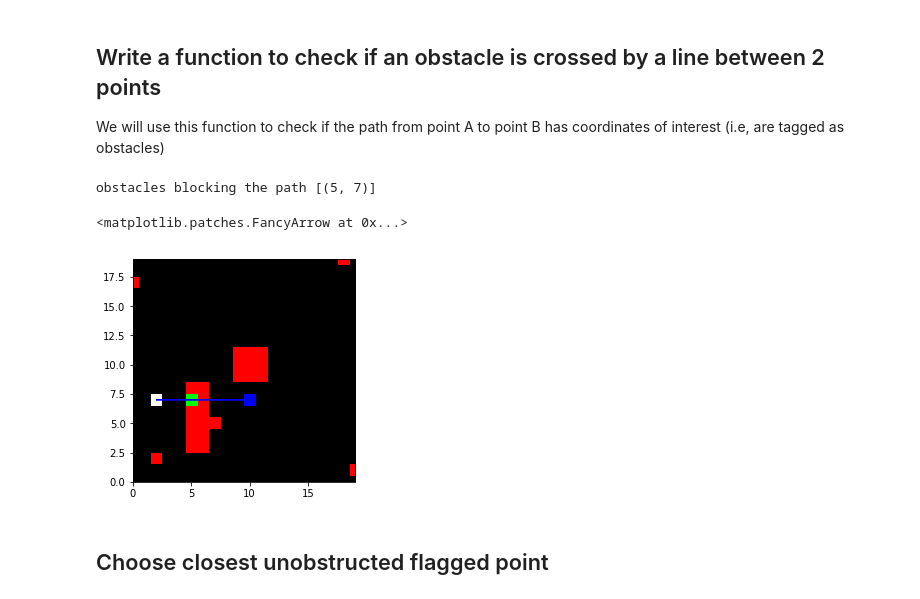
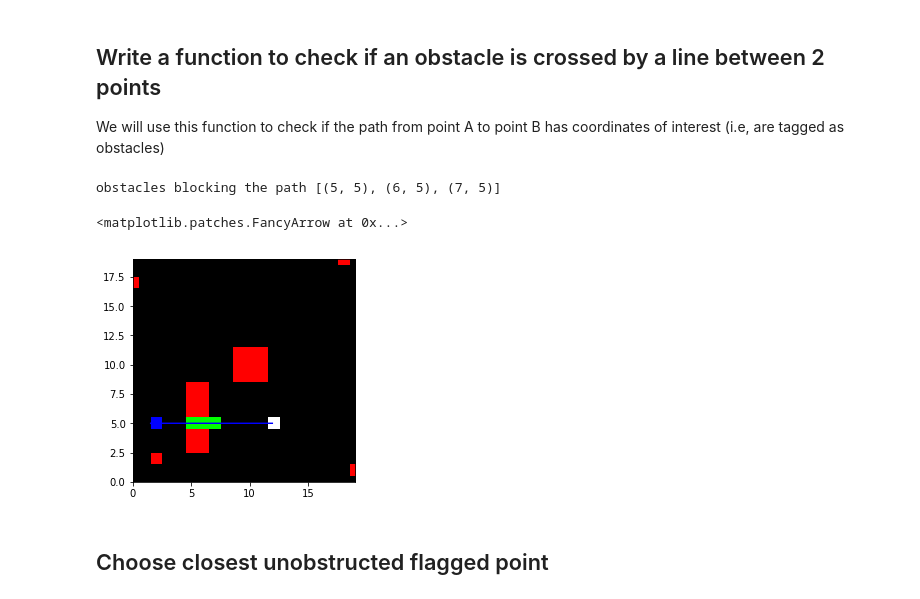
Before and after one commit to flores-jacob/RoboND-Rover-Project, a Jupyter notebook: code/Rover_Project_Test_Notebook.ipynb, the cells around one changed output. Saved outputs shown, nothing was run; the diff lists cells and outputs as text; code cells hidden in the pictures.

```diff
--- a/code/Rover_Project_Test_Notebook.ipynb
+++ b/code/Rover_Project_Test_Notebook.ipynb
@@ -413,15 +413,16 @@ def obstacle_crossed_by_line(origin_x, origin_y, destination_x, destination_y, m
 #     assert(map_data[destination_y, destination_x] == 0, "tag is " + str(map_data[destination_y, destination_x]) + " instead")
 
     # "draw" the line by getting its different elements
-    x_diff = destination_x - float(origin_x) + .00001# convert one of the numbers into float so that we can have more
+    x_diff = destination_x - float(origin_x)# convert one of the numbers into float so that we can have more
     y_diff = destination_y - float(origin_y)# accurate computations, with no rounding off
 
-#     if y_diff == 0:
-#         slope = 0
-#     else:
-    slope = y_diff/x_diff
+    if x_diff == 0:
+        slope = None
+        y_intercept = None
+    else:
+        slope = y_diff/x_diff
 
-    y_intercept = origin_y - (slope*origin_x)
+        y_intercept = origin_y - (slope*origin_x)
 
     distance, angle = to_polar_coords_with_origin(origin_x, origin_y, destination_x, destination_y)
 
@@ -450,7 +451,12 @@ def obstacle_crossed_by_line(origin_x, origin_y, destination_x, destination_y, m
                     crossed_flagged_coords_x.append((int(x), int(y)))
         # do the same thing for y
         for y in range_to_iterate_over_y:
-            x = (y - y_intercept)/slope
+            # if the line is vertical, assign the x_value
+            if slope is None:
+                x = origin_x
+            # if there's a slope, compute the x values
+            else:
+                x = (y - y_intercept)/slope
             x_left = max(np.floor(x), 0)
             x_right = min(np.ceil(x), map_data.shape[1])
             for flag in flag_list:
@@ -504,7 +510,12 @@ def obstacle_crossed_by_line(origin_x, origin_y, destination_x, destination_y, m
             if first_obstacle_y is not None:
                 break
 #             print("reaching this space y")
-            x = (y - y_intercept)/slope
+            # if the line is vertical, assign the x_value
+            if slope is None:
+                x = origin_x
+            # if there's a slope, compute the x values
+            else:
+                x = (y - y_intercept)/slope
 
 #             print("y source ", y)
 #             print("y_inrercept ", y_intercept)
@@ -557,46 +568,46 @@ memory_map_mini[17* multiplier, 0 * multiplier] = (255, 0, 0, 5)
 memory_map_mini[3 * multiplier:9 * multiplier, 5 * multiplier:7 * multiplier] = (255, 0, 0, 5)
 
 # create dummy rover position data for to_polar_coords with origin
-dummy_rover_xpos = 2 * multiplier
-dummy_rover_ypos = 7 * multiplier
+dummy_rover_xpos = 12 * multiplier
+dummy_rover_ypos = 5 * multiplier
 
 # plot the rover location, color it white
 memory_map_mini[dummy_rover_ypos, dummy_rover_xpos] = (255, 255, 255, 1)
 
 # create dummy destinaton coordinates
-destination_x = 10 * multiplier
-destination_y = 7 * multiplier
+destination_x = 2 * multiplier
+destination_y = 5 * multiplier
 
 memory_map_mini[destination_y, destination_x] = (0,0,255,8)
 
 flag = [5]
 
-obstacles = obstacle_crossed_by_line(dummy_rover_xpos, dummy_rover_ypos, destination_x, destination_y, memory_map_mini[:,:,3], flag, return_all=False)
+obstacles = obstacle_crossed_by_line(dummy_rover_xpos, dummy_rover_ypos, destination_x, destination_y, memory_map_mini[:,:,3], flag, return_all=True)
 
 print("obstacles blocking the path", obstacles)
 
 if obstacles:
     for obstacle in obstacles:
         memory_map_mini[obstacle[1], obstacle[0]] = (0, 255,0,5)
 
 
 
 fig = plt.figure(figsize=(12,9))
 plt.subplot(221)
 plt.imshow(memory_map_mini[:, :, :3])
 plt.ylim(0, 19 * multiplier)
 plt.xlim(0, 19 * multiplier)
 
 distance, angle = to_polar_coords_with_origin(dummy_rover_xpos, dummy_rover_ypos, destination_x, destination_y)
 
 arrow_length = distance
 x_arrow = arrow_length * np.cos(angle)
 y_arrow = arrow_length * np.sin(angle)
 plt.arrow(dummy_rover_xpos, dummy_rover_ypos, x_arrow, y_arrow, color='blue', head_width=.5, head_length=.5)
 # %% [output]
-obstacles blocking the path [(5, 7)]
+obstacles blocking the path [(5, 5), (6, 5), (7, 5)]
 <matplotlib.patches.FancyArrow at 0x...>
-[figure, old version]
+[figure, new version]
 # %% [markdown]
 ## Choose closest unobstructed flagged point
 # %%
```
Also changed, not shown: parts of 2 cells of this notebook.
